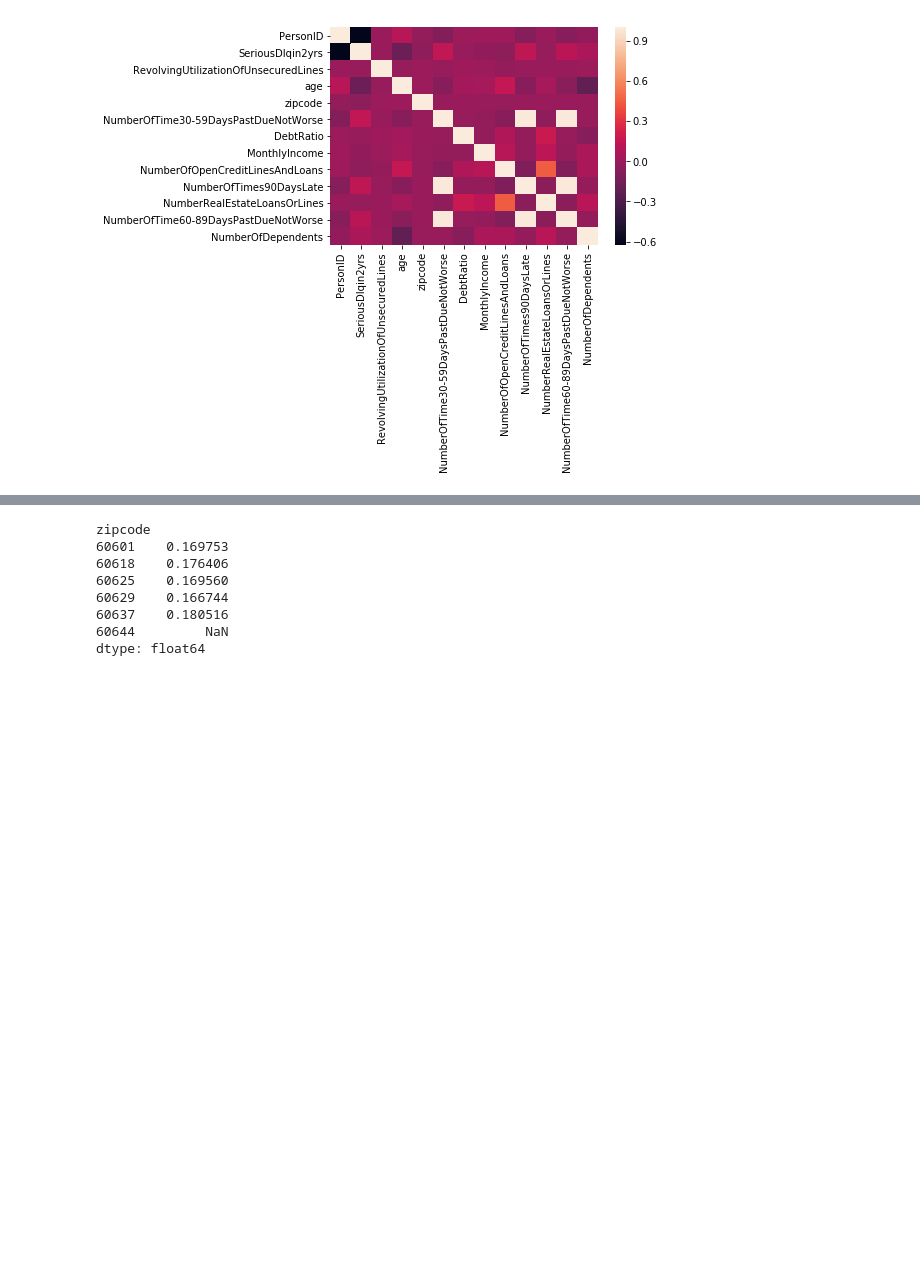
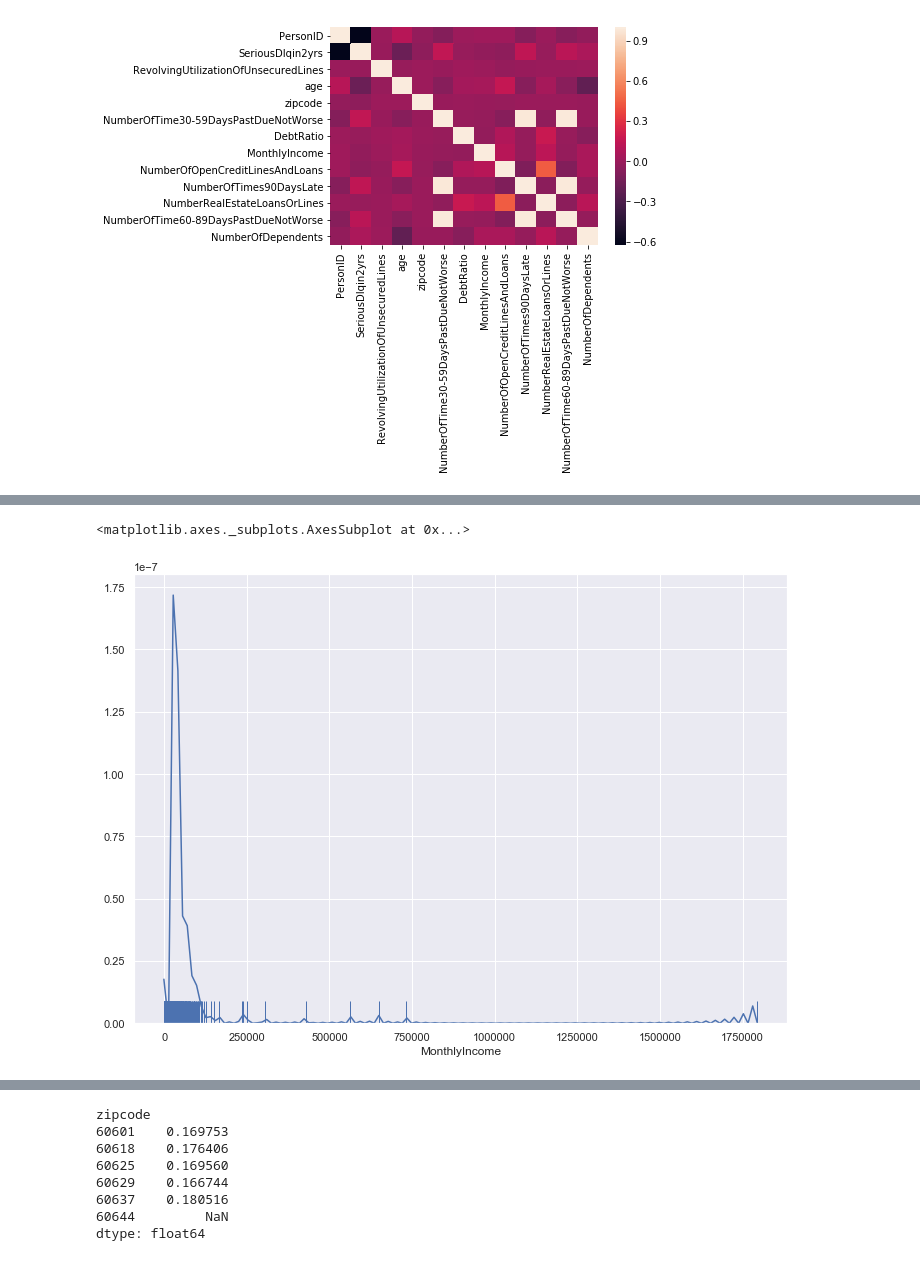
Before and after one commit to jamjensen/ml-pub-policy, a Jupyter notebook: hw2/hw2-writeup.ipynb, the cells around one changed output, grey strips where cells are left out. Cells and saved outputs as stored; diff of their text form; code cells hidden in the pictures; blank space fills up the shorter version.

```diff
--- a/hw2/hw2-writeup.ipynb
+++ b/hw2/hw2-writeup.ipynb
@@ -58,0 +85,7 @@ explore.plot_distribution(df['DebtRatio'])
+# %%
+# explore.plot_distribution(df, x='MonthlyIncome')
+sns.set(rc={'figure.figsize':(11.7,8.27)})
+sns.distplot(df['MonthlyIncome'], hist=False, rug=True)
+# %% [output]
+<matplotlib.axes._subplots.AxesSubplot at 0x...>
+[figure, added]
```
Also changed, not shown: parts of 26 cells of this notebook, 2 other files.
